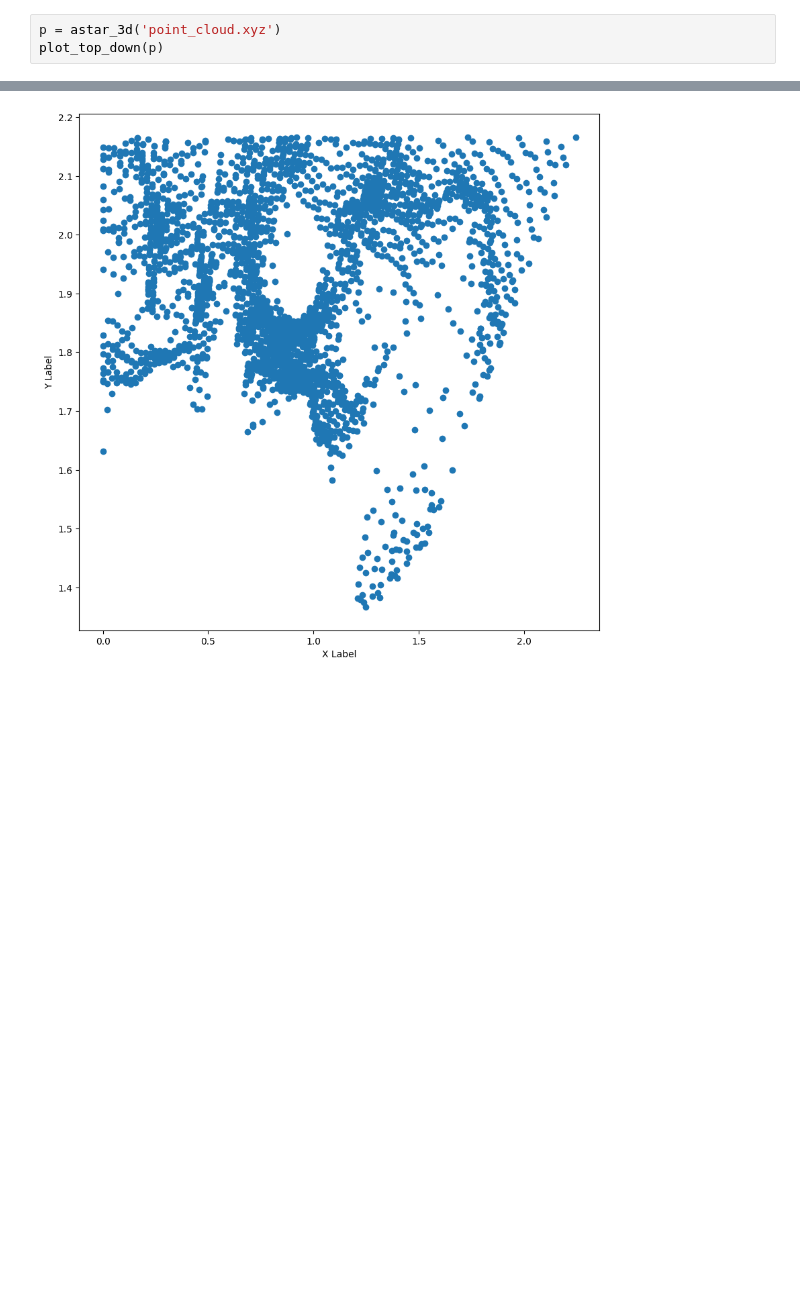
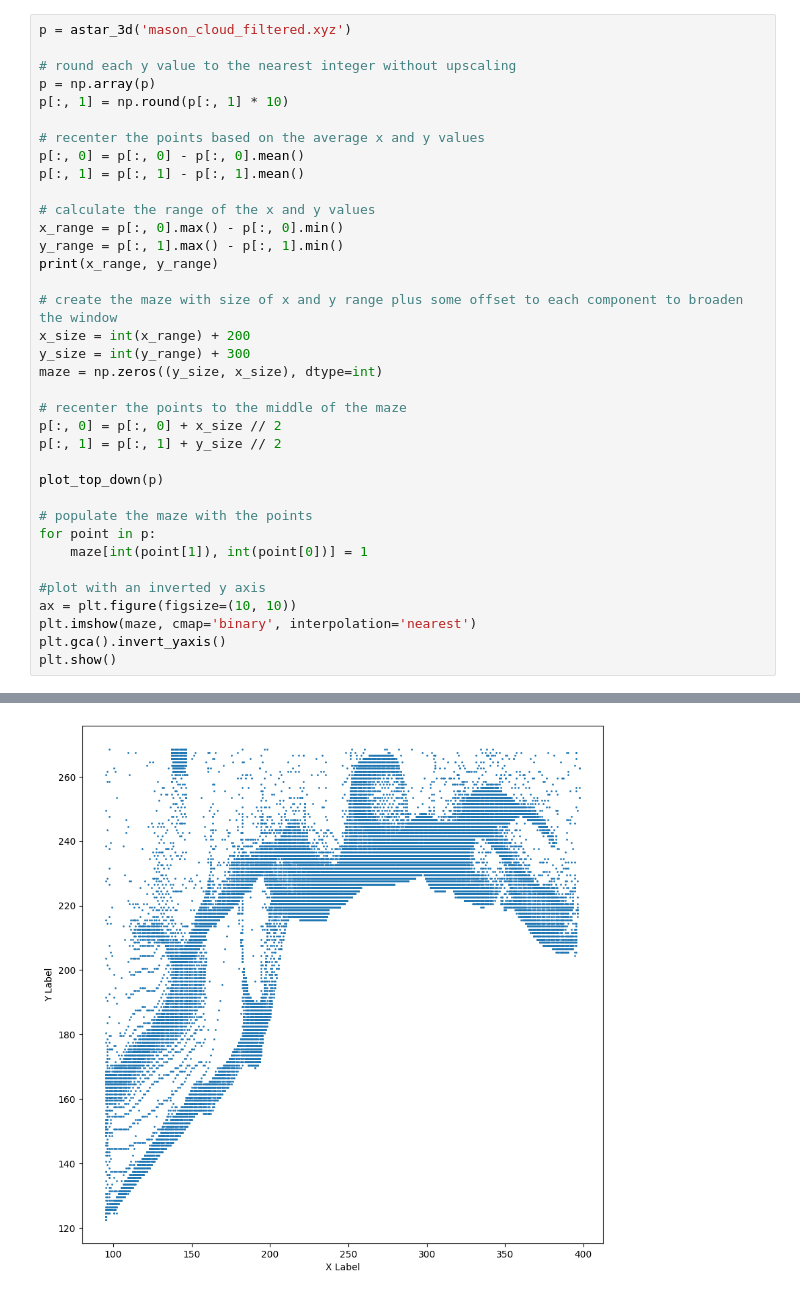
Before and after one commit to mohamedshaik272/Optimal-Path-Navigation, a Jupyter notebook: path.ipynb, the cells around one changed output, grey strips where cells are left out. Saved outputs shown, nothing was run; the diff lists cells and outputs as text; blank space fills up the shorter version.

Commit message:
pathing around mason

```diff
--- a/path.ipynb
+++ b/path.ipynb
@@ -140,6 +124,39 @@ def find_start_end_points(maze):
     start_point, end_point = random.sample(list(zeros), 2)
     return tuple(start_point), tuple(end_point)
 # %%
-p = astar_3d('point_cloud.xyz')
+p = astar_3d('mason_cloud_filtered.xyz')
+
+# round each y value to the nearest integer without upscaling
+p = np.array(p)
+p[:, 1] = np.round(p[:, 1] * 10)
+
+# recenter the points based on the average x and y values
+p[:, 0] = p[:, 0] - p[:, 0].mean()
+p[:, 1] = p[:, 1] - p[:, 1].mean()
+
+# calculate the range of the x and y values
+x_range = p[:, 0].max() - p[:, 0].min()
+y_range = p[:, 1].max() - p[:, 1].min()
+print(x_range, y_range)
+
+# create the maze with size of x and y range plus some offset to each component to broaden the window
+x_size = int(x_range) + 200
+y_size = int(y_range) + 300
+maze = np.zeros((y_size, x_size), dtype=int)
+
+# recenter the points to the middle of the maze
+p[:, 0] = p[:, 0] + x_size // 2
+p[:, 1] = p[:, 1] + y_size // 2
+
 plot_top_down(p)
+
+# populate the maze with the points
+for point in p:
+    maze[int(point[1]), int(point[0])] = 1
+
+#plot with an inverted y axis
+ax = plt.figure(figsize=(10, 10))
+plt.imshow(maze, cmap='binary', interpolation='nearest')
+plt.gca().invert_yaxis()
+plt.show()
 # %% [output]
@@ -146 +164 @@ plot_top_down(p)
-[figure, old version]
+[figure, new version]
```
Also changed, not shown: parts of 10 cells of this notebook, 4 other files.
